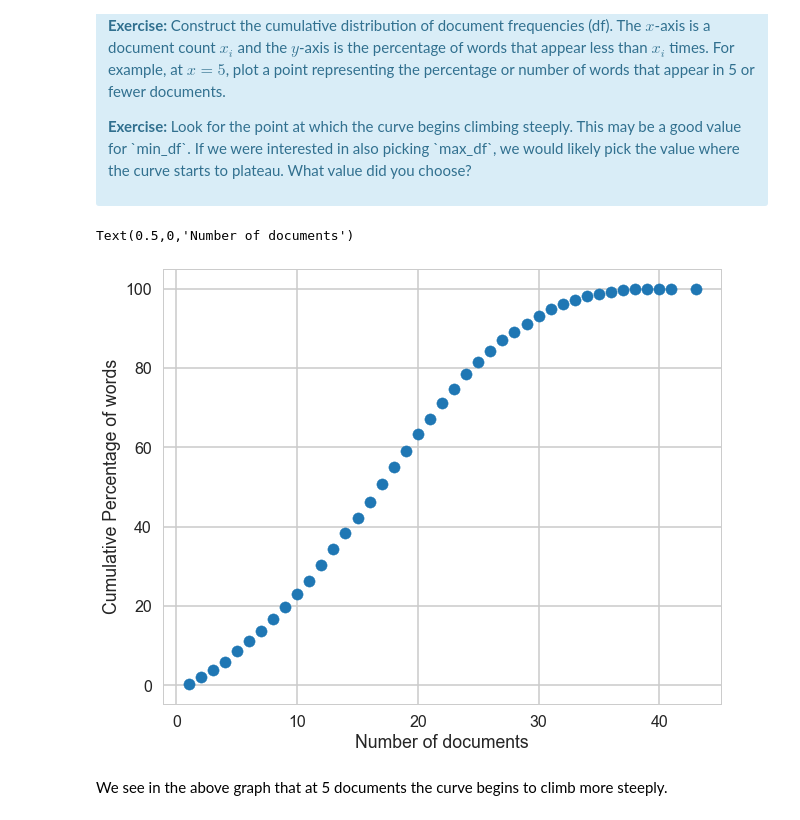
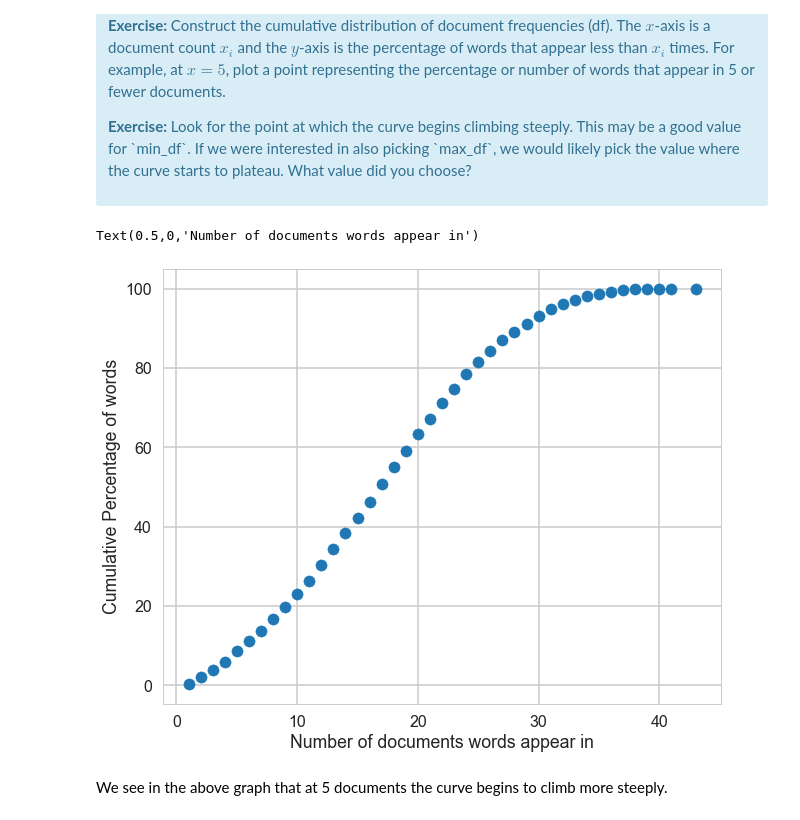
Before and after one commit to paulb17/Springboard, a Jupyter notebook: Machine Learning/naive_bayes/Mini_Project_Naive_Bayes.ipynb, the cells around one changed output. Drawn from its saved outputs; the diff is of its cells as text; code cells hidden in the pictures.

```diff
--- a/Machine Learning/naive_bayes/Mini_Project_Naive_Bayes.ipynb
+++ b/Machine Learning/naive_bayes/Mini_Project_Naive_Bayes.ipynb
@@ -316,25 +316,25 @@ First, let's find an appropriate value for `min_df` for the `CountVectorizer`. `
 # %%
 # Your turn.
 
 # calculate count of documents each word appears in
 count = np.sum(X>0,axis=1).reshape(1,-1).tolist()[0]
 count_df = pd.DataFrame(count)
 
-# grouping the words that appear in the same number of documents and calculating cumulative sum
+# grouping the words that appear in the same number of documents and calculating their cumulative sum
 grouped_words = pd.DataFrame(np.cumsum(count_df[0].value_counts().sort_index()))
 grouped_words.columns = ['Cumulative count']
 
 # calculating the cumulative percentage
 grouped_words['Cumulative percentage'] = 100*grouped_words['Cumulative count']/X.shape[0]
 
 # creating plots
 plt.figure(figsize = (10,8))
 plt.scatter(x = grouped_words.index.tolist(), y = grouped_words['Cumulative percentage'])
 plt.ylabel('Cumulative Percentage of words')
-plt.xlabel('Number of documents')
+plt.xlabel('Number of documents words appear in')
 # %% [output]
-Text(0.5,0,'Number of documents')
+Text(0.5,0,'Number of documents words appear in')
-[figure, old version]
+[figure, new version]
 # %% [markdown]
 We see in the above graph that at 5 documents the curve begins to climb more steeply.
 # %% [markdown]
```
Also changed, not shown: parts of 8 cells of this notebook, 5 other files.
